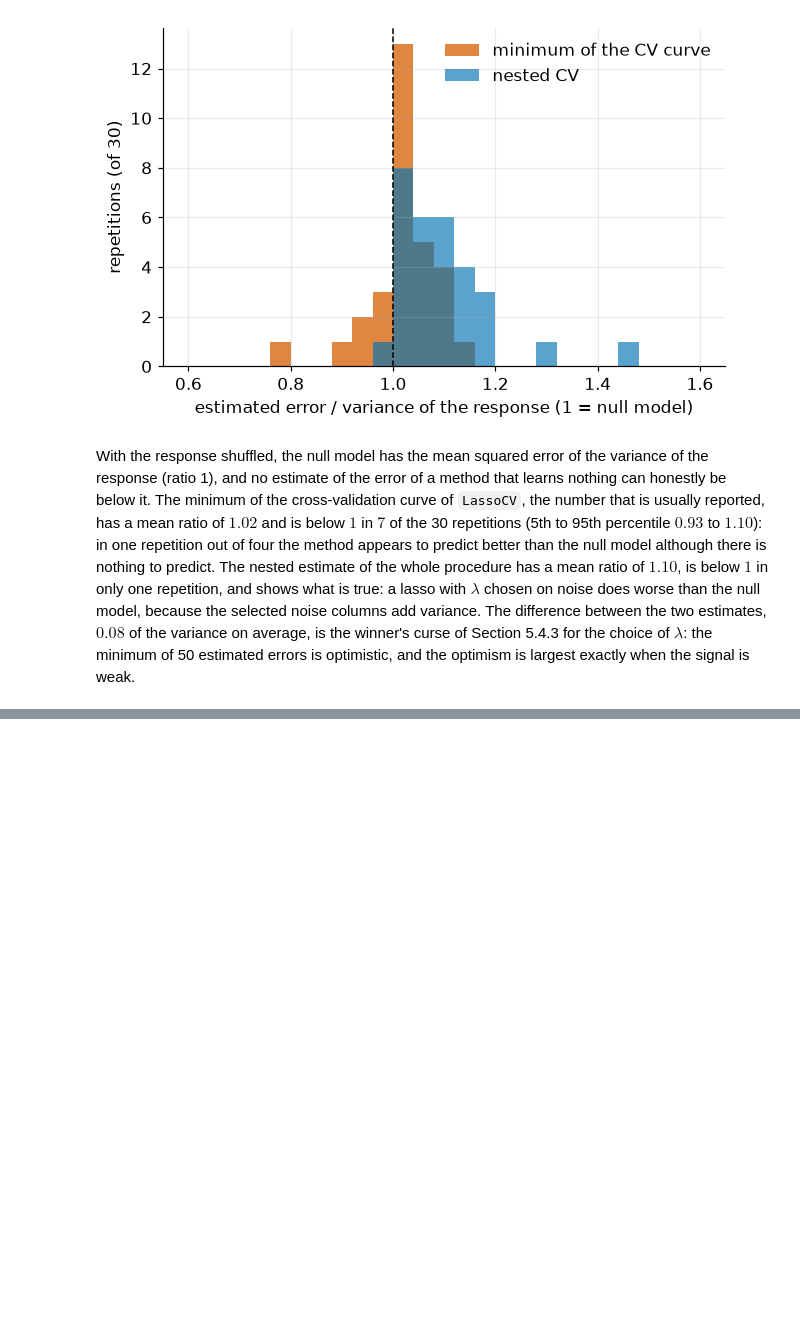
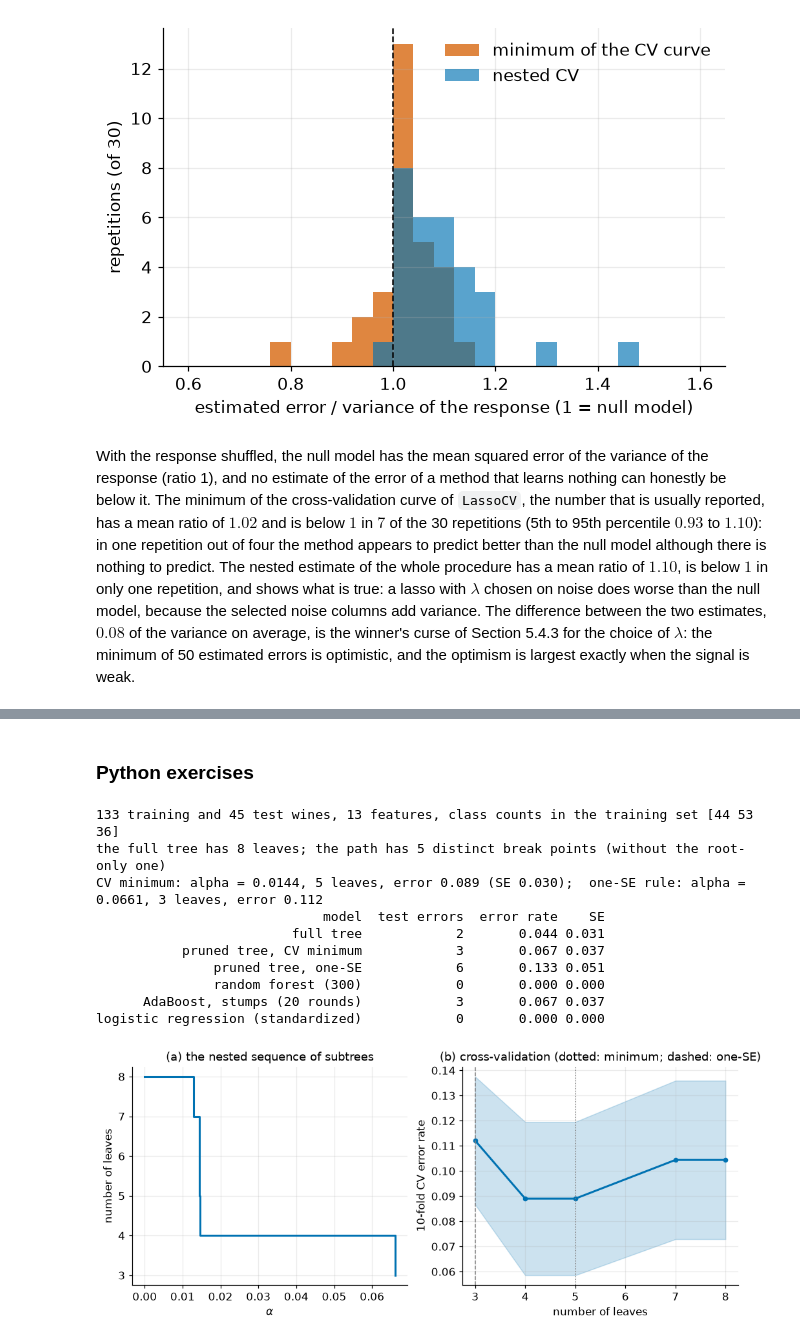
Before and after one commit to Brosss98/machine-learning-with-python-book, a Jupyter notebook: appendices/appendix_c_solutions.ipynb, the cells around one changed output, grey strips where cells are left out. Cells and saved outputs as stored; diff of their text form; code cells hidden in the pictures; blank space fills up the shorter version.

Commit message:
Release v0.11.0: Chapter 11, Decision Trees and Ensembles

```diff
--- a/appendices/appendix_c_solutions.ipynb
+++ b/appendices/appendix_c_solutions.ipynb
@@ -3509,0 +3558,68 @@ With the response shuffled, the null model has the mean squared error of the var
+# %% [markdown]
+### Python exercises
+# %%
+def solution_11_6():
+    from sklearn.datasets import load_wine
+    from sklearn.ensemble import AdaBoostClassifier, RandomForestClassifier
+    from sklearn.linear_model import LogisticRegression
+    from sklearn.model_selection import GridSearchCV, StratifiedKFold, cross_val_score, train_test_split
+    from sklearn.pipeline import make_pipeline
+    from sklearn.preprocessing import StandardScaler
+    from sklearn.tree import DecisionTreeClassifier
+
+    wine = load_wine()
+    Xtr, Xte, ytr, yte = train_test_split(wine.data, wine.target, test_size=0.25, random_state=SEED, stratify=wine.target)
+    print(f"{len(ytr)} training and {len(yte)} test wines, {Xtr.shape[1]} features, class counts in the training set {np.bincount(ytr)}")
+    full = DecisionTreeClassifier(random_state=SEED).fit(Xtr, ytr)
+    raw = full.cost_complexity_pruning_path(Xtr, ytr).ccp_alphas
+    alphas = np.unique(np.round(raw, 12))[:-1]                       # distinct break points, without the one that leaves only the root
+    leaves = np.array([DecisionTreeClassifier(ccp_alpha=a * (1 + 1e-9), random_state=SEED).fit(Xtr, ytr).get_n_leaves() for a in alphas])
+    print(f"the full tree has {full.get_n_leaves()} leaves; the path has {len(alphas)} distinct break points (without the root-only one)")
+
+    skf = StratifiedKFold(10, shuffle=True, random_state=SEED)
+    err = np.array([1 - cross_val_score(DecisionTreeClassifier(ccp_alpha=a * (1 + 1e-9), random_state=SEED), Xtr, ytr, cv=skf) for a in alphas])
+    mean, se = err.mean(axis=1), err.std(axis=1, ddof=1) / np.sqrt(skf.get_n_splits())
+    i_min = int(np.argmin(mean))
+    i_1se = int(np.where(mean <= mean[i_min] + se[i_min])[0].max())  # the largest alpha within one SE of the minimum
+    print(f"CV minimum: alpha = {alphas[i_min]:.4f}, {leaves[i_min]} leaves, error {mean[i_min]:.3f} (SE {se[i_min]:.3f});"
+          f"  one-SE rule: alpha = {alphas[i_1se]:.4f}, {leaves[i_1se]} leaves, error {mean[i_1se]:.3f}")
+
+    ada = GridSearchCV(AdaBoostClassifier(DecisionTreeClassifier(max_depth=1), random_state=SEED), {"n_estimators": [1, 2, 5, 10, 20, 50, 100, 200]}, cv=skf).fit(Xtr, ytr)
+    models = {
+        "full tree": full,
+        "pruned tree, CV minimum": DecisionTreeClassifier(ccp_alpha=alphas[i_min] * (1 + 1e-9), random_state=SEED).fit(Xtr, ytr),
+        "pruned tree, one-SE": DecisionTreeClassifier(ccp_alpha=alphas[i_1se] * (1 + 1e-9), random_state=SEED).fit(Xtr, ytr),
+        "random forest (300)": RandomForestClassifier(300, random_state=SEED, n_jobs=2).fit(Xtr, ytr),
+        f"AdaBoost, stumps ({ada.best_params_['n_estimators']} rounds)": ada.best_estimator_,
+        "logistic regression (standardized)": make_pipeline(StandardScaler(), LogisticRegression(max_iter=5000)).fit(Xtr, ytr),
+    }
+    rows = []
+    for name, m in models.items():
+        e = float(np.mean(m.predict(Xte) != yte))
+        rows.append({"model": name, "test errors": int(round(e * len(yte))), "error rate": e, "SE": float(np.sqrt(e * (1 - e) / len(yte)))})
+    print(pd.DataFrame(rows).to_string(index=False, float_format=lambda v: f"{v:.3f}"))
+
+    fig, axes = plt.subplots(1, 2, figsize=(11, 4.0))
+    axes[0].step(alphas, leaves, where="post", color=BLUE, lw=2)
+    axes[0].set(xlabel=r"$\alpha$", ylabel="number of leaves", title="(a) the nested sequence of subtrees")
+    axes[1].plot(leaves, mean, color=BLUE, lw=2, marker="o", ms=4)
+    axes[1].fill_between(leaves, mean - se, mean + se, color=BLUE, alpha=0.2)
+    axes[1].axvline(leaves[i_min], color="gray", ls=":", lw=1)
+    axes[1].axvline(leaves[i_1se], color="gray", ls="--", lw=1)
+    axes[1].set(xlabel="number of leaves", ylabel="10-fold CV error rate", title="(b) cross-validation (dotted: minimum; dashed: one-SE)")
+    plt.show()
+
+
+solution_11_6()
+# %% [output]
+133 training and 45 test wines, 13 features, class counts in the training set [44 53 36]
+the full tree has 8 leaves; the path has 5 distinct break points (without the root-only one)
+CV minimum: alpha = 0.0144, 5 leaves, error 0.089 (SE 0.030);  one-SE rule: alpha = 0.0661, 3 leaves, error 0.112
+                             model  test errors  error rate    SE
+                         full tree            2       0.044 0.031
+           pruned tree, CV minimum            3       0.067 0.037
+               pruned tree, one-SE            6       0.133 0.051
+               random forest (300)            0       0.000 0.000
+      AdaBoost, stumps (20 rounds)            3       0.067 0.037
+logistic regression (standardized)            0       0.000 0.000
+[figure, added]
```
Also changed, not shown: parts of 11 cells of this notebook, 11 other files.
